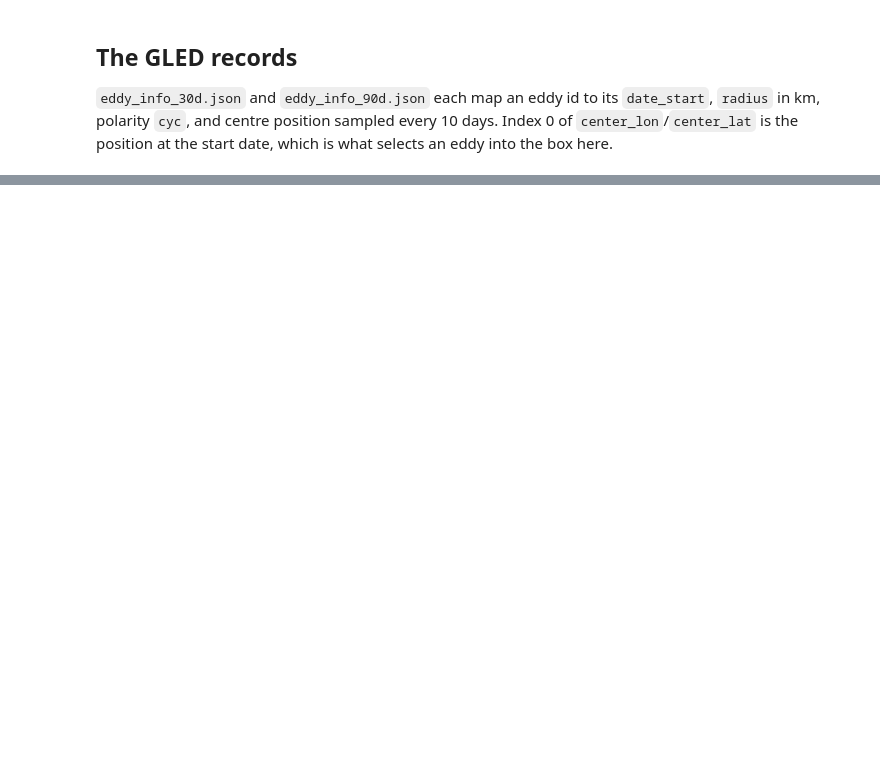
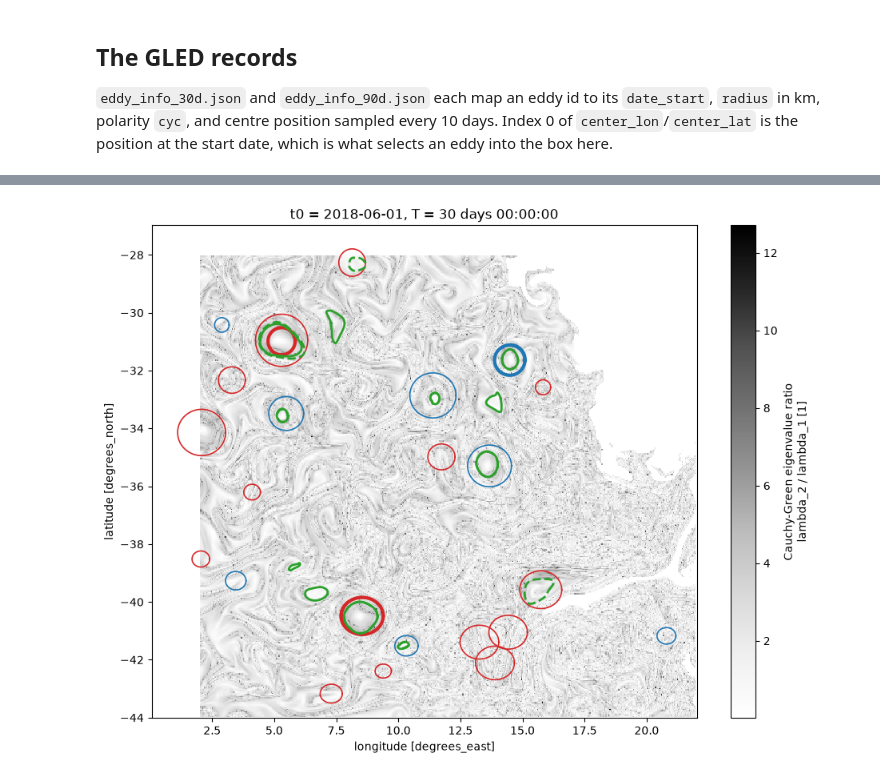
Before and after one commit to geomar-od-lagrange/lcs_parcels, a Jupyter notebook: examples/cape_cauldron_gled.ipynb, the cells around one changed output, grey strips where cells are left out. Cells and saved outputs as stored; diff of their text form; code cells hidden in the pictures; blank space fills up the shorter version.

```diff
--- a/examples/cape_cauldron_gled.ipynb
+++ b/examples/cape_cauldron_gled.ipynb
@@ -196,0 +188,2 @@ forward_quarter
+# %%
+one_day = np.timedelta64(1, "D")
@@ -1229,0 +311,3 @@ plot_against_gled(
+# %%
+eddies_a_eighth = forward_eighth.elliptic_lcs()
+eddies_a_eighth
@@ -1229,0 +360,14 @@ plot_against_gled(
+# %%
+eddies_b_eighth = outermost_shear_lines(
+    closed_shear_lines(
+        forward_eighth, centre_lon=gled_30["lon"], centre_lat=gled_30["lat"]
+    ),
+    rotation=first_day_eighth.polar_rotation(),
+)
+eddies_b_quarter = outermost_shear_lines(
+    closed_shear_lines(
+        forward_quarter, centre_lon=gled_30["lon"], centre_lat=gled_30["lat"]
+    ),
+    rotation=first_day_quarter.polar_rotation(),
+)
+eddies_b_quarter
@@ -1229,0 +531,26 @@ plot_against_gled(
+# %%
+def plot_against_gled(eddies_a, eddies_b):
+    angle = np.linspace(0.0, 2 * np.pi, 200)
+    _, ax = plt.subplots(figsize=(11, 8))
+    np.log10(eddies_a["cg_anisotropy"]).plot.pcolormesh(
+        x="lon_grid", y="lat_grid", ax=ax, cmap="Greys"
+    )
+    for records, width in ((gled_30, 1.2), (gled_90, 3.0)):
+        for e in range(records.sizes["gled"]):
+            eddy = records.isel(gled=e)
+            radius_deg = float(eddy["radius_m"]) / 111_195.0
+            ax.plot(
+                float(eddy["lon"])
+                + radius_deg * np.cos(angle) / np.cos(np.deg2rad(float(eddy["lat"]))),
+                float(eddy["lat"]) + radius_deg * np.sin(angle),
+                color="tab:red" if int(eddy["polarity"]) > 0 else "tab:blue",
+                lw=width,
+            )
+    ax.plot(eddies_a["lon"].T, eddies_a["lat"].T, color="tab:green", lw=2.0)
+    ax.plot(eddies_b["lon"].T, eddies_b["lat"].T, color="tab:green", lw=2.0, ls="--")
+    plt.show()
+# %%
+# 1/8 degree
+plot_against_gled(eddies_a_eighth, eddies_b_eighth)
+# %% [output]
+[figure, added]
```
Also changed, not shown: parts of 83 cells of this notebook, 14 other files.
